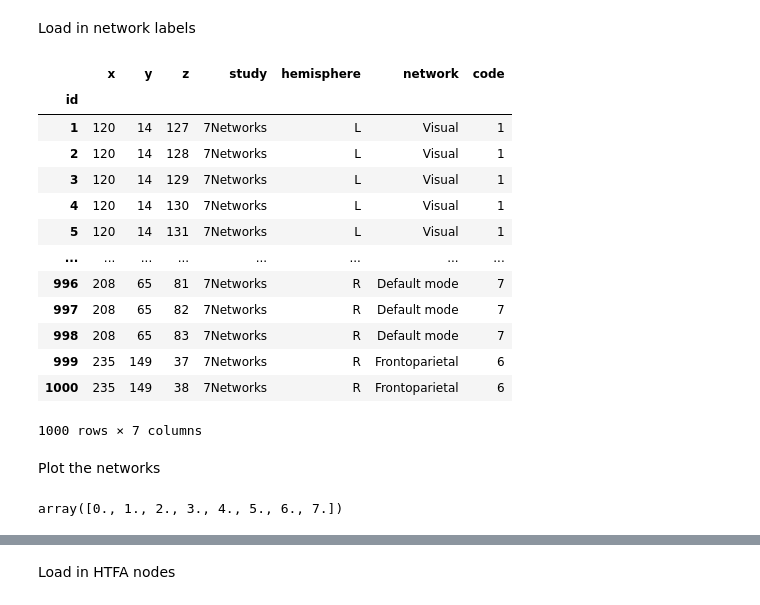
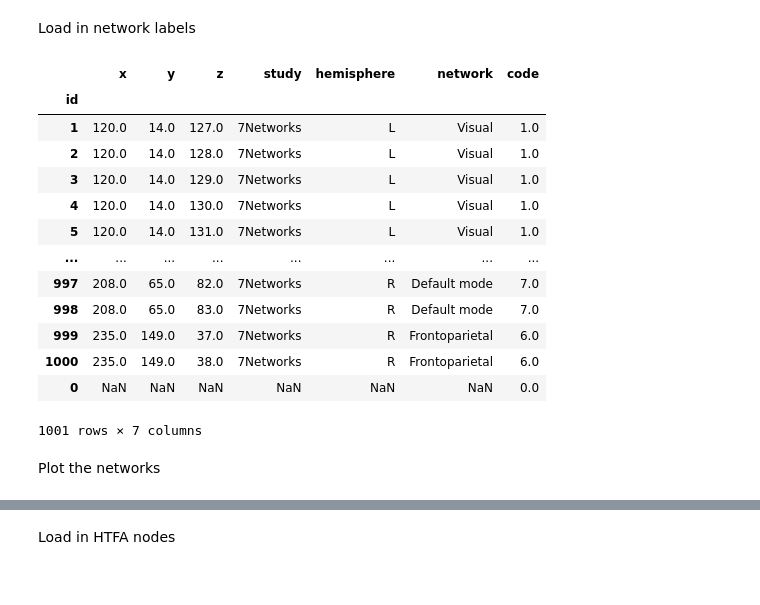
Before and after one commit to ContextLab/pca_paper, a Jupyter notebook: code/notebooks/decoding_and_compression_voxel.ipynb, the cells around one changed output, grey strips where cells are left out. Drawn from its saved outputs; the diff is of its cells as text; code cells hidden in the pictures.

Commit message:
got htfa network labels working!

```diff
--- a/code/notebooks/decoding_and_compression_voxel.ipynb
+++ b/code/notebooks/decoding_and_compression_voxel.ipynb
@@ -73,44 +75,49 @@ key.drop('name', axis=1, inplace=True)
 
 lookup_table = {
     'Vis': 'Visual',
     'SomMot': 'Somatomotor',
     'DorsAttn': 'Dorsal attention',
     'SalVentAttn': 'Ventral attention',
     'Limbic': 'Limbic',
     'Cont': 'Frontoparietal',
     'Default': 'Default mode'
 }
 
 network_colors = {
     'Visual': '#D7DF23',
     'Somatomotor': '#39B54A',
     'Dorsal attention': '#00A79D',
     'Ventral attention': '#27AAE1',
     'Limbic': '#1C75BC',
     'Frontoparietal': '#92278F',
     'Default mode': '#EE2A7B'
 }
 
+colors = ['#888888']
+colors.extend([v for k, v in network_colors.items()])
+network_cmap = ListedColormap(colors, N=len(colors)*2, name='networks')  # why do I need to double the number of colors?
+
 network_codes = {k: i + 1 for i, k in enumerate(lookup_table.values())}
 
 key['network'] = key['network'].apply(lambda x: lookup_table[x])
 key['code'] = key['network'].apply(lambda x: network_codes[x])
 key.set_index('id', inplace=True)
+key.loc[0, 'code'] = 0  # append a background (non-network) code
 key
 # %% [output]
 |  | x | y | z | study | hemisphere | network | code |
 | id |  |  |  |  |  |  |  |
-| 1 | 120 | 14 | 127 | 7Networks | L | Visual | 1 |
-| 2 | 120 | 14 | 128 | 7Networks | L | Visual | 1 |
-| 3 | 120 | 14 | 129 | 7Networks | L | Visual | 1 |
-| 4 | 120 | 14 | 130 | 7Networks | L | Visual | 1 |
-| 5 | 120 | 14 | 131 | 7Networks | L | Visual | 1 |
+| 1 | 120.0 | 14.0 | 127.0 | 7Networks | L | Visual | 1.0 |
+| 2 | 120.0 | 14.0 | 128.0 | 7Networks | L | Visual | 1.0 |
+| 3 | 120.0 | 14.0 | 129.0 | 7Networks | L | Visual | 1.0 |
+| 4 | 120.0 | 14.0 | 130.0 | 7Networks | L | Visual | 1.0 |
+| 5 | 120.0 | 14.0 | 131.0 | 7Networks | L | Visual | 1.0 |
 | ... | ... | ... | ... | ... | ... | ... | ... |
-| 996 | 208 | 65 | 81 | 7Networks | R | Default mode | 7 |
-| 997 | 208 | 65 | 82 | 7Networks | R | Default mode | 7 |
-| 998 | 208 | 65 | 83 | 7Networks | R | Default mode | 7 |
-| 999 | 235 | 149 | 37 | 7Networks | R | Frontoparietal | 6 |
-| 1000 | 235 | 149 | 38 | 7Networks | R | Frontoparietal | 6 |
+| 997 | 208.0 | 65.0 | 82.0 | 7Networks | R | Default mode | 7.0 |
+| 998 | 208.0 | 65.0 | 83.0 | 7Networks | R | Default mode | 7.0 |
+| 999 | 235.0 | 149.0 | 37.0 | 7Networks | R | Frontoparietal | 6.0 |
+| 1000 | 235.0 | 149.0 | 38.0 | 7Networks | R | Frontoparietal | 6.0 |
+| 0 | NaN | NaN | NaN | NaN | NaN | NaN | 0.0 |
-1000 rows × 7 columns
+1001 rows × 7 columns
 # %% [markdown]
 Plot the networks
@@ -122,4 +123,0 @@ networks.data = np.array([key.loc[i]['code'] if i > 0 else 0 for i in networks.d
-# %%
-np.unique(networks.data)
-# %% [output]
-array([0., 1., 2., 3., 4., 5., 6., 7.])
```
Also changed, not shown: parts of 54 cells of this notebook, 28 other files.
